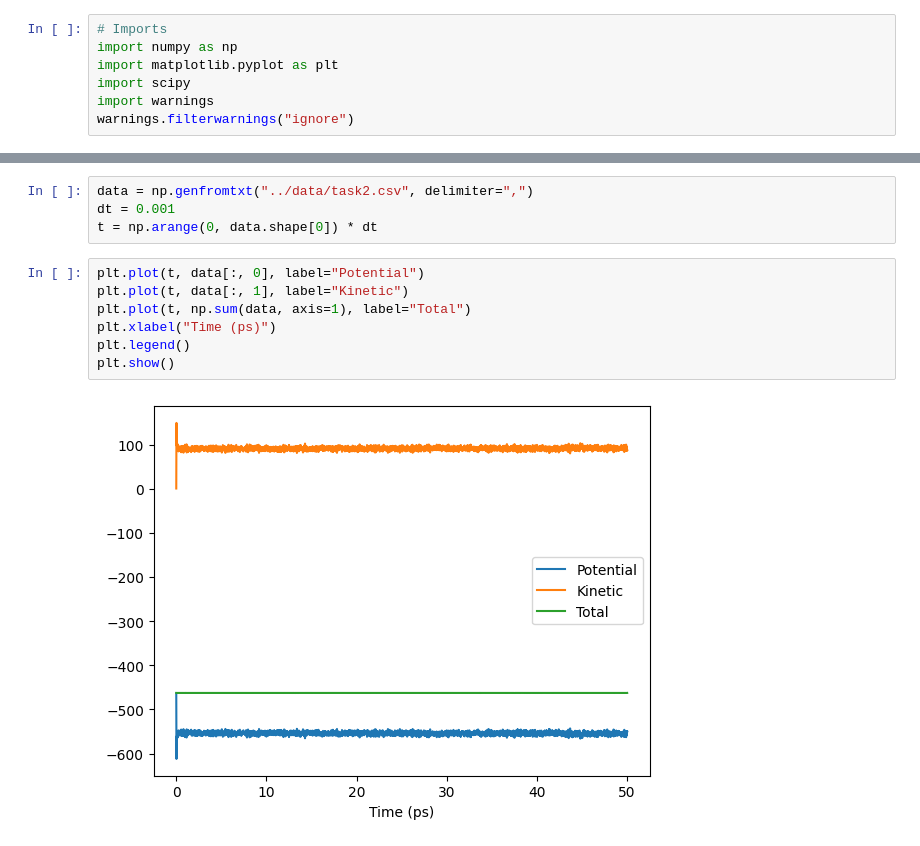
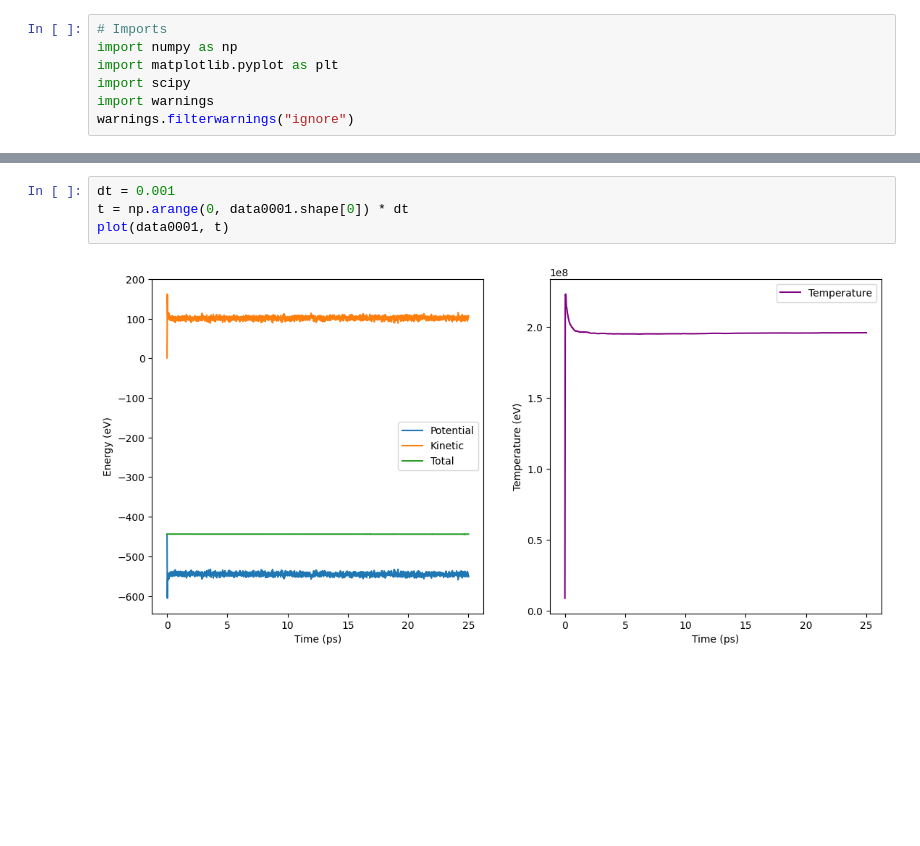
Before and after one commit to gujoh/compfys-h1b, a Jupyter notebook: plotting/task2.ipynb, the cells around one changed output, grey strips where cells are left out. Cells and saved outputs as stored; diff of their text form; blank space fills up the shorter version.

```diff
--- a/plotting/task2.ipynb
+++ b/plotting/task2.ipynb
@@ -8,13 +38,6 @@ warnings.filterwarnings("ignore")
 # %%
-data = np.genfromtxt("../data/task2.csv", delimiter=",")
 dt = 0.001
-t = np.arange(0, data.shape[0]) * dt
+t = np.arange(0, data0001.shape[0]) * dt
+plot(data0001, t)
+# %% [output]
+[figure, added]
-# %%
-plt.plot(t, data[:, 0], label="Potential")
-plt.plot(t, data[:, 1], label="Kinetic")
-plt.plot(t, np.sum(data, axis=1), label="Total")
-plt.xlabel("Time (ps)")
-plt.legend()
-plt.show()
-# %% [output]
-[figure, removed]
```
Also changed, not shown: parts of 4 cells of this notebook, 5 other files.
